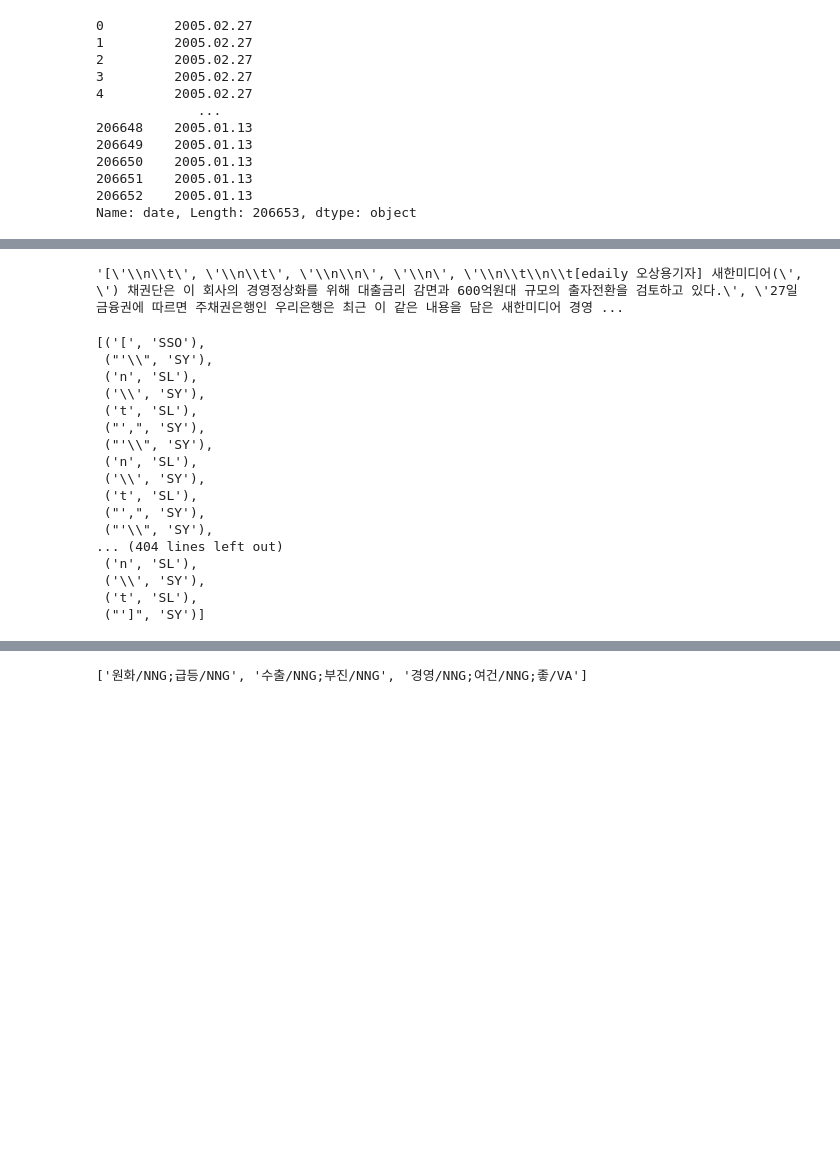
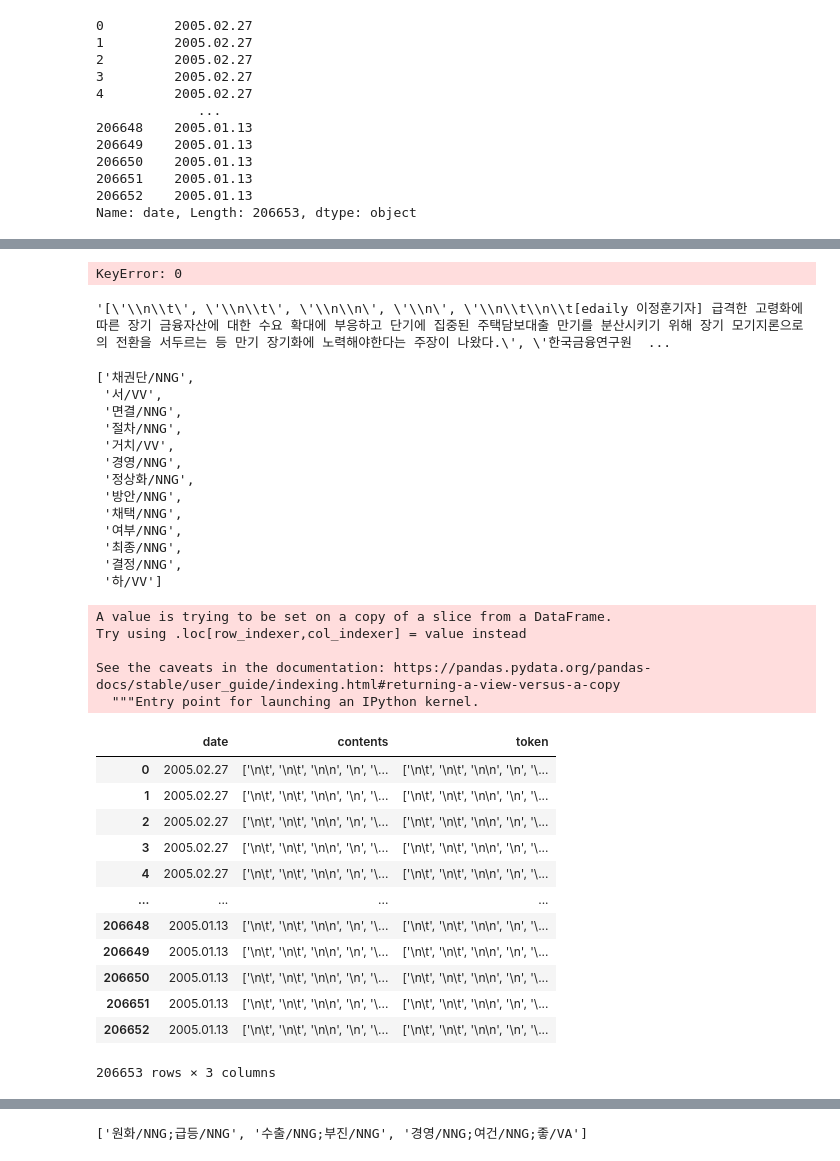
Before and after one commit to hamakim94/TIL, a Jupyter notebook: NLP/논문/eKoNLPy-master/labeling.corpus.ipynb, the cells around one changed output, grey strips where cells are left out. Drawn from its saved outputs; the diff is of its cells as text; code cells hidden in the pictures; blank space fills up the shorter version.

```diff
--- a/NLP/논문/eKoNLPy-master/labeling.corpus.ipynb
+++ b/NLP/논문/eKoNLPy-master/labeling.corpus.ipynb
@@ -42,3 +18 @@ whole['date'][0][whole['date'][0].index('2'):
-# %%
-whole['date'] = whole['date'].apply(lambda x : str(x))# .apply(lambda x :re.findall('^[가-힣]? ?(.+?)\. 오', x))[1:-1]
 # %%
@@ -67,25 +36,27 @@ re.findall('^[가-힣]? ?(.+?)\. 오', text)[0]
 # %%
-whole['article'][0]
+whole['contents'] = whole['article']
-# %% [output]
-'[\'\\n\\t\', \'\\n\\t\', \'\\n\\n\', \'\\n\', \'\\n\\t\\n\\t[edaily 오상용기자] 새한미디어(\', \') 채권단은 이 회사의 경영정상화를 위해 대출금리 감면과 600억원대 규모의 출자전환을 검토하고 있다.\', \'27일 금융권에 따르면 주채권은행인 우리은행은 최근 이 같은 내용을 담은 새한미디어 경영 ...
+# %%
+whole1 = whole[['date', 'contents']]
+# %% [output]
+KeyError: 0
+# %%
+whole1['contents'][1]
+# %% [output]
+'[\'\\n\\t\', \'\\n\\t\', \'\\n\\n\', \'\\n\', \'\\n\\t\\n\\t[edaily 이정훈기자] 급격한 고령화에 따른 장기 금융자산에 대한 수요 확대에 부응하고 단기에 집중된 주택담보대출 만기를 분산시키기 위해 장기 모기지론으로의 전환을 서두르는 등 만기 장기화에 노력해야한다는 주장이 나왔다.\', \'한국금융연구원  ...
 # %%
-tokens = mecab.pos(whole['article'][0])
+tokens = mpck.tokenize(whole['article'][0].split('.')[2])
 tokens
 # %% [output]
-[('[', 'SSO'),
- ("'\\", 'SY'),
- ('n', 'SL'),
- ('\\', 'SY'),
- ('t', 'SL'),
- ("',", 'SY'),
- ("'\\", 'SY'),
- ('n', 'SL'),
- ('\\', 'SY'),
- ('t', 'SL'),
- ("',", 'SY'),
- ("'\\", 'SY'),
-... (404 lines left out)
- ('n', 'SL'),
- ('\\', 'SY'),
- ('t', 'SL'),
- ("']", 'SY')]
+['채권단/NNG',
+ '서/VV',
+ '면결/NNG',
+ '절차/NNG',
+ '거치/VV',
+ '경영/NNG',
+ '정상화/NNG',
+ '방안/NNG',
+ '채택/NNG',
+ '여부/NNG',
+ '최종/NNG',
+ '결정/NNG',
+ '하/VV']
@@ -96,3 +63,27 @@ score = mpck.classify(pos_token + ngrams, intensity_cutoff=1.5)
+# %%
+whole1['token'] = whole1['contents']
+# %% [output]
+A value is trying to be set on a copy of a slice from a DataFrame.
+Try using .loc[row_indexer,col_indexer] = value instead
+
+See the caveats in the documentation: https://pandas.pydata.org/pandas-docs/stable/user_guide/indexing.html#returning-a-view-versus-a-copy
+  """Entry point for launching an IPython kernel.
+# %%
+whole1
+# %% [output]
+|  | date | contents | token |
+| 0 | 2005.02.27 | ['\n\t', '\n\t', '\n\n', '\n', '\... | ['\n\t', '\n\t', '\n\n', '\n', '\... |
+| 1 | 2005.02.27 | ['\n\t', '\n\t', '\n\n', '\n', '\... | ['\n\t', '\n\t', '\n\n', '\n', '\... |
+| 2 | 2005.02.27 | ['\n\t', '\n\t', '\n\n', '\n', '\... | ['\n\t', '\n\t', '\n\n', '\n', '\... |
+| 3 | 2005.02.27 | ['\n\t', '\n\t', '\n\n', '\n', '\... | ['\n\t', '\n\t', '\n\n', '\n', '\... |
+| 4 | 2005.02.27 | ['\n\t', '\n\t', '\n\n', '\n', '\... | ['\n\t', '\n\t', '\n\n', '\n', '\... |
+| ... | ... | ... | ... |
+| 206648 | 2005.01.13 | ['\n\t', '\n\t', '\n\n', '\n', '\... | ['\n\t', '\n\t', '\n\n', '\n', '\... |
+| 206649 | 2005.01.13 | ['\n\t', '\n\t', '\n\n', '\n', '\... | ['\n\t', '\n\t', '\n\n', '\n', '\... |
+| 206650 | 2005.01.13 | ['\n\t', '\n\t', '\n\n', '\n', '\... | ['\n\t', '\n\t', '\n\n', '\n', '\... |
+| 206651 | 2005.01.13 | ['\n\t', '\n\t', '\n\n', '\n', '\... | ['\n\t', '\n\t', '\n\n', '\n', '\... |
+| 206652 | 2005.01.13 | ['\n\t', '\n\t', '\n\n', '\n', '\... | ['\n\t', '\n\t', '\n\n', '\n', '\... |
+206653 rows × 3 columns
 # %%
 from ekonlpy.sentiment import MPCK
 mpck = MPCK()
```
Also changed, not shown: parts of 13 cells of this notebook, 2 other files.
